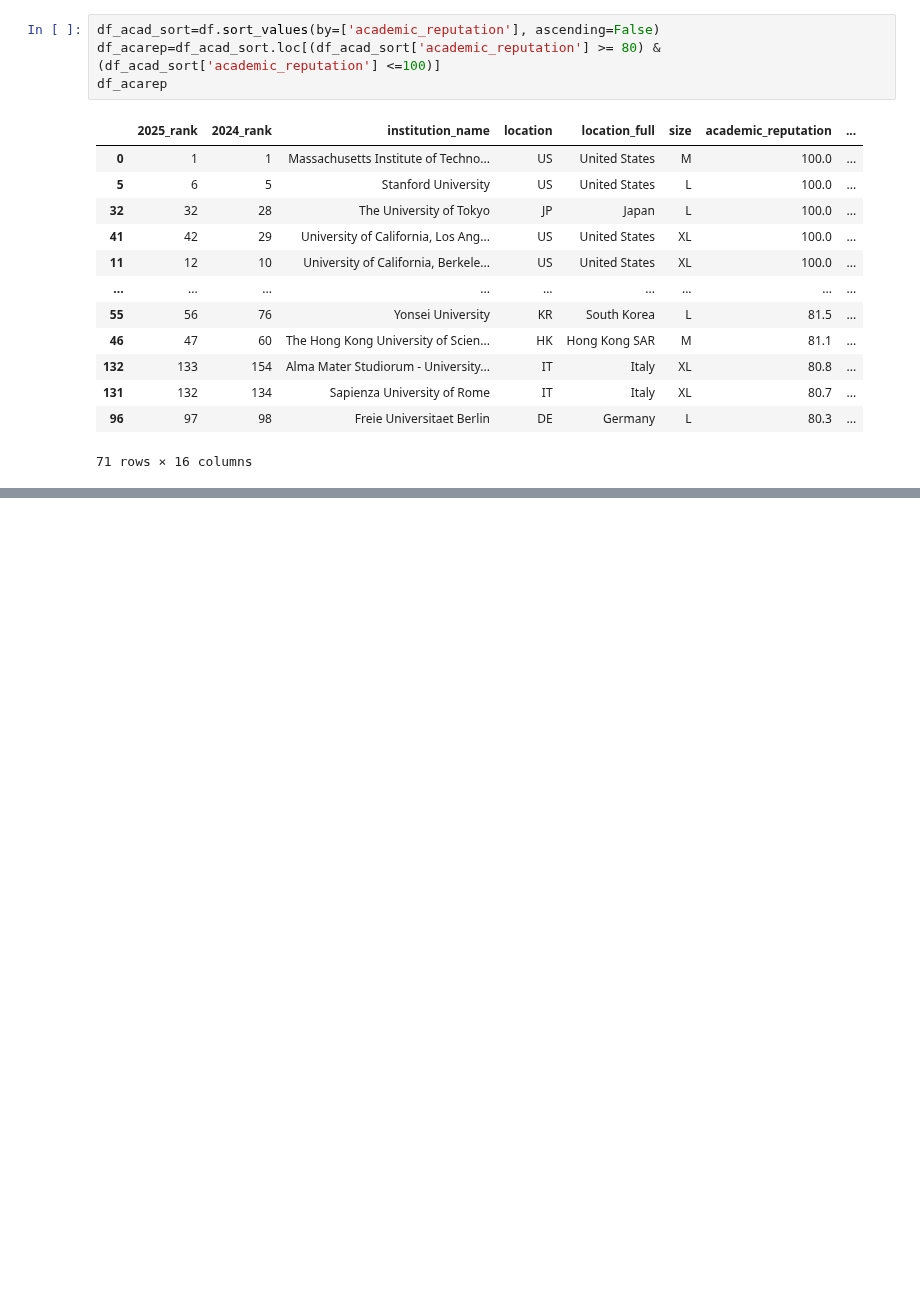
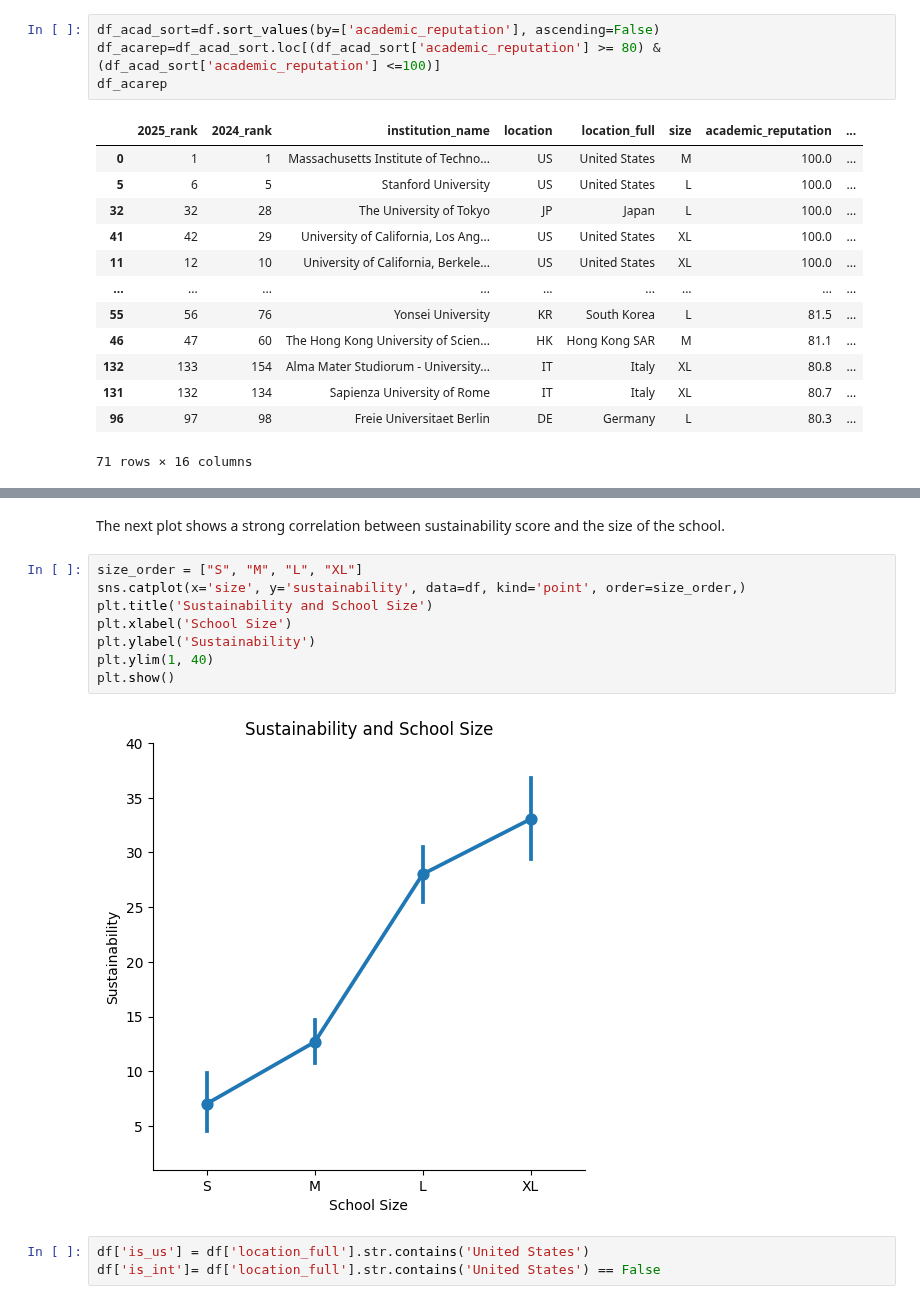
Before and after one commit to thezachdrake/UMD-INST760-Summer2024, a Jupyter notebook: notebooks/Murano-Notebook.ipynb, the cells around one changed output, grey strips where cells are left out. Drawn from its saved outputs; the diff is of its cells as text; blank space fills up the shorter version.

```diff
--- a/notebooks/Murano-Notebook.ipynb
+++ b/notebooks/Murano-Notebook.ipynb
@@ -58,0 +60,15 @@ box_acarep
+# %% [markdown]
+The next plot shows a strong correlation between sustainability score and the size of the school.
+# %%
+size_order = ["S", "M", "L", "XL"]
+sns.catplot(x='size', y='sustainability', data=df, kind='point', order=size_order,)
+plt.title('Sustainability and School Size')
+plt.xlabel('School Size')
+plt.ylabel('Sustainability')
+plt.ylim(1, 40)
+plt.show()
+# %% [output]
+[figure, added]
+# %%
+df['is_us'] = df['location_full'].str.contains('United States')
+df['is_int']= df['location_full'].str.contains('United States') == False
```
Also changed, not shown: parts of 4 cells of this notebook.
